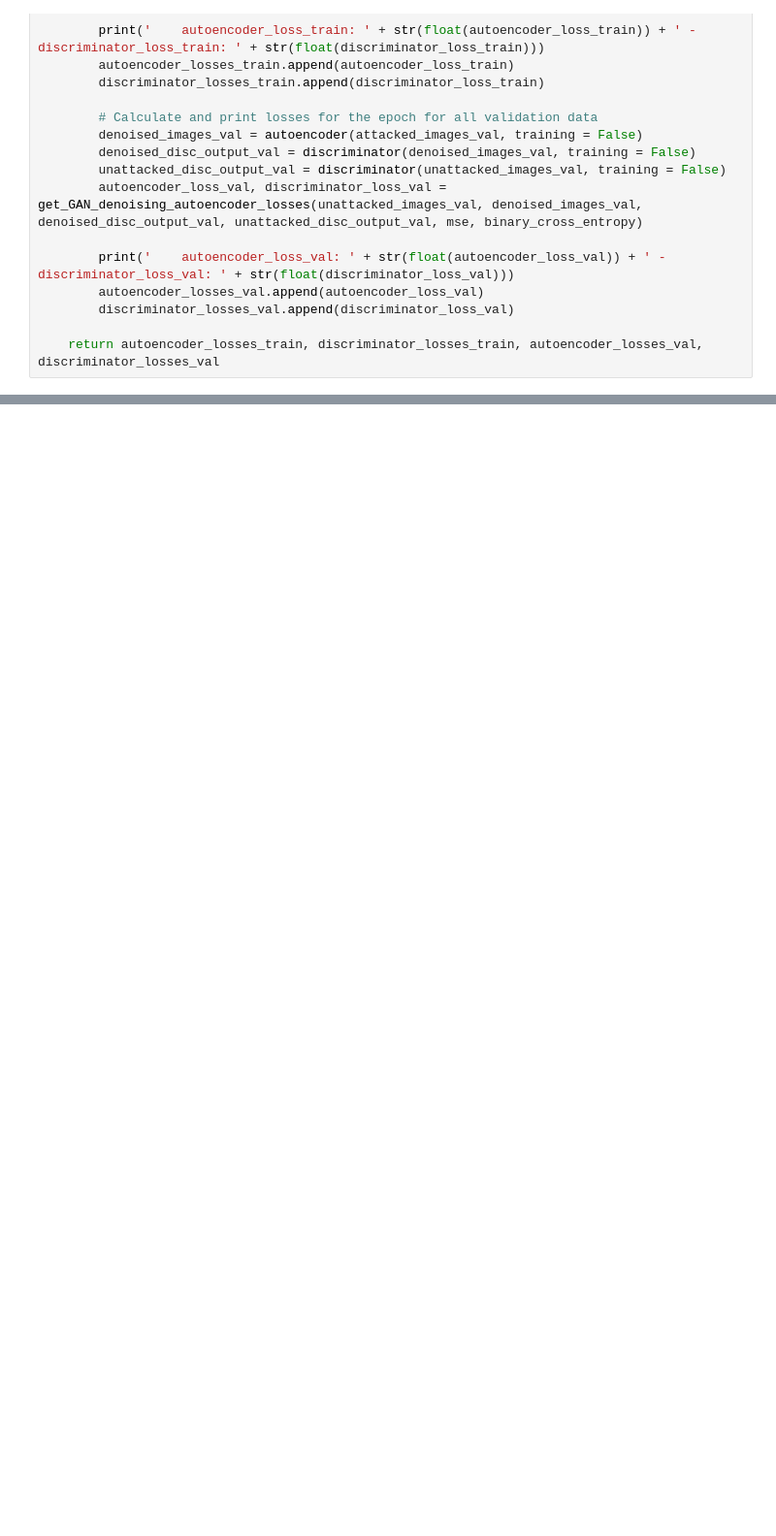
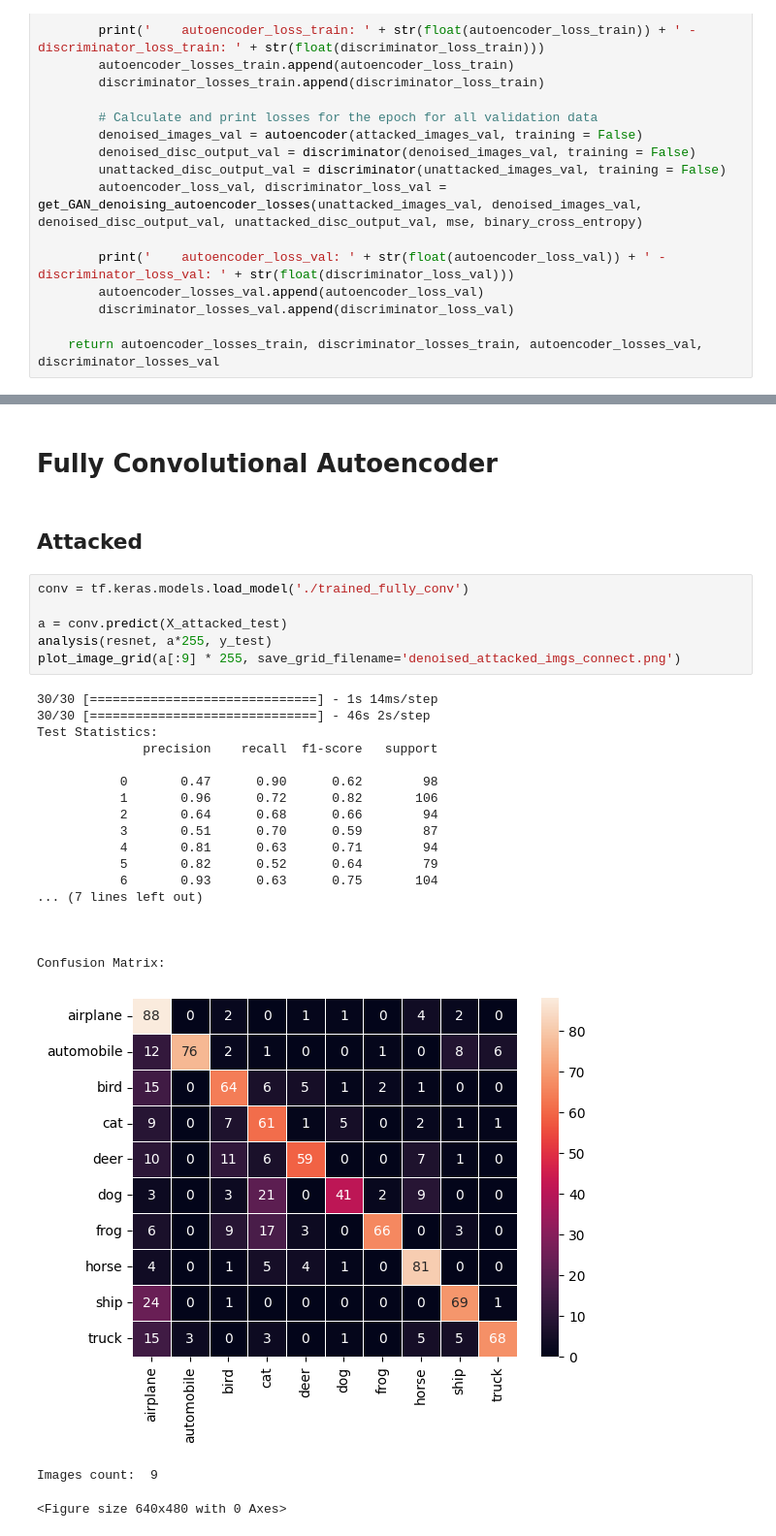
Before and after one commit to BGull00/CS525_Projects, a Jupyter notebook: COSC_525_FinalProject/analysis.ipynb, the cells around one changed output, grey strips where cells are left out. Shown at 97% size. Saved outputs shown, nothing was run; the diff lists cells and outputs as text; blank space fills up the shorter version.

```diff
--- a/COSC_525_FinalProject/analysis.ipynb
+++ b/COSC_525_FinalProject/analysis.ipynb
@@ -390,0 +358,31 @@ RuntimeError: You must compile your model before training/testing. Use `model.co
+# %% [markdown]
+# Fully Convolutional Autoencoder
+# %% [markdown]
+## Attacked
+# %%
+conv = tf.keras.models.load_model('./trained_fully_conv')
+
+a = conv.predict(X_attacked_test)
+analysis(resnet, a*255, y_test)
+plot_image_grid(a[:9] * 255, save_grid_filename='denoised_attacked_imgs_connect.png')
+# %% [output]
+30/30 [==============================] - 1s 14ms/step
+30/30 [==============================] - 46s 2s/step
+Test Statistics:
+              precision    recall  f1-score   support
+
+           0       0.47      0.90      0.62        98
+           1       0.96      0.72      0.82       106
+           2       0.64      0.68      0.66        94
+           3       0.51      0.70      0.59        87
+           4       0.81      0.63      0.71        94
+           5       0.82      0.52      0.64        79
+           6       0.93      0.63      0.75       104
+... (7 lines left out)
+
+
+
+Confusion Matrix:
+[figure, added]
+Images count:  9
+<Figure size 640x480 with 0 Axes>
```
Also changed, not shown: parts of 17 cells of this notebook.
